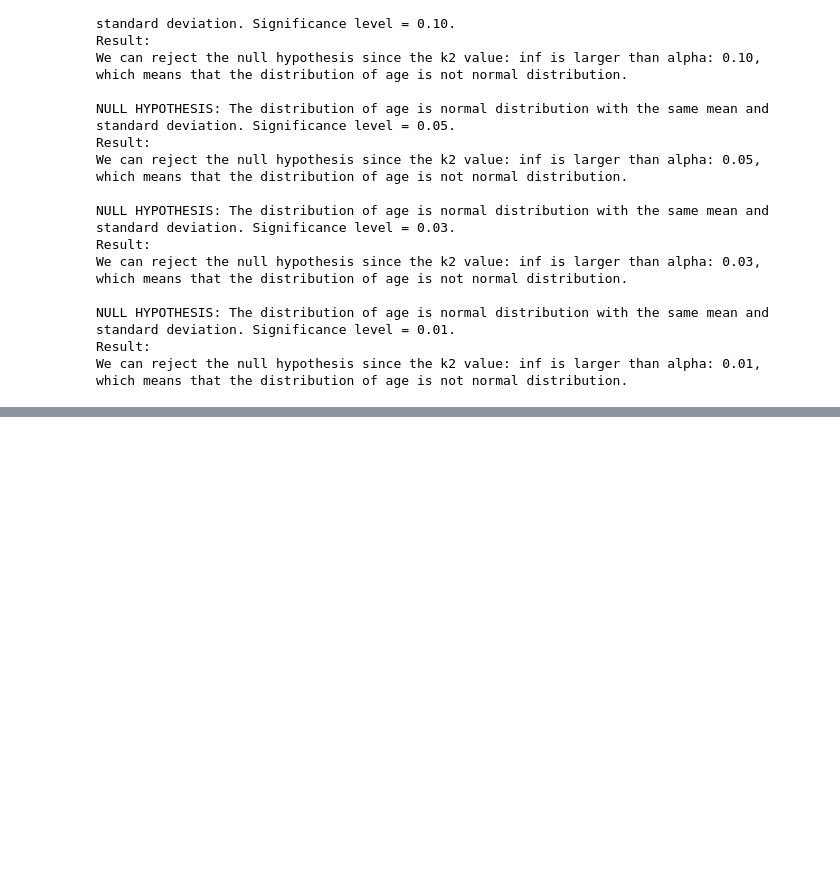
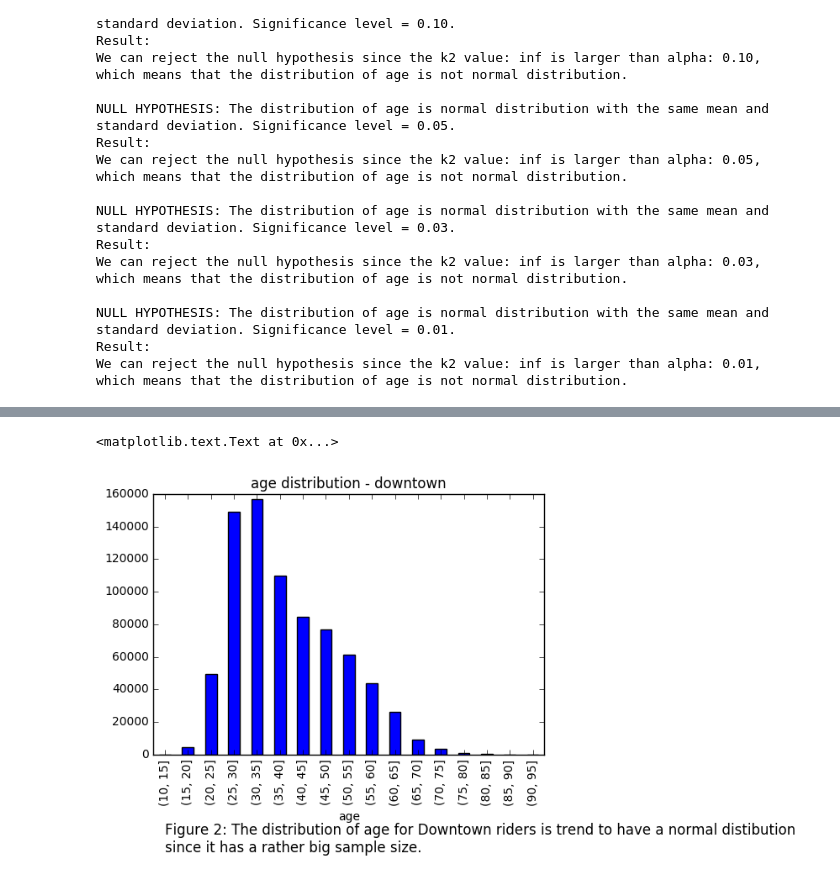
Before and after one commit to tedzou/PUI2016_xy1002, a Jupyter notebook: HW5_xy1002/HW5_xy1002_1.ipynb, the cells around one changed output, grey strips where cells are left out. Cells and saved outputs as stored; diff of their text form; code cells hidden in the pictures; blank space fills up the shorter version.

```diff
--- a/HW5_xy1002/HW5_xy1002_1.ipynb
+++ b/HW5_xy1002/HW5_xy1002_1.ipynb
@@ -254,0 +261,17 @@ We can reject the null hypothesis since the k2 value: inf is larger than alpha:
+# %%
+df_1['start station latitude']
+a = df_1
+abol_1 = df_1['start station latitude'] < 40.756
+abol_2 = df_1['start station latitude'] >= 40.756
+df_dt = a[abol_1]
+df_ut = a[abol_2]
+# %%
+bins = np.arange(10, 99, 5)
+ax_2 = df_dt.age.groupby(pd.cut(df_dt.age, bins)).agg([count_nonzero]).plot(kind='bar', legend=False)
+ax_2.set_title("age distribution - downtown")
+ax_2.text(0,-60000,'Figure 2: The distribution of age for Downtown riders is trend to have a normal distibution \n' +
+                    'since it has a rather big sample size.',
+                    fontsize = 12)
+# %% [output]
+<matplotlib.text.Text at 0x...>
+[figure, added]
```
Also changed, not shown: parts of 6 cells of this notebook.
